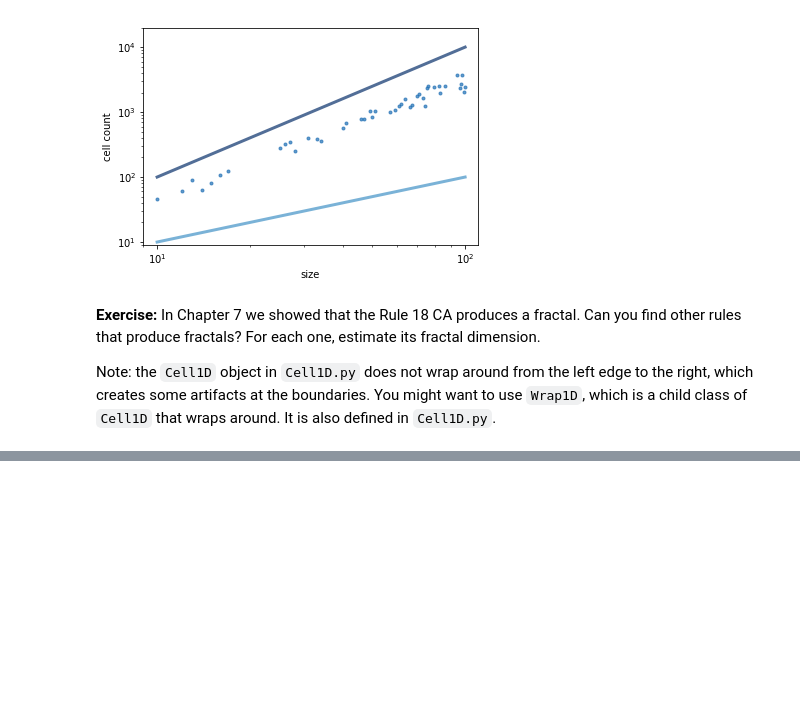
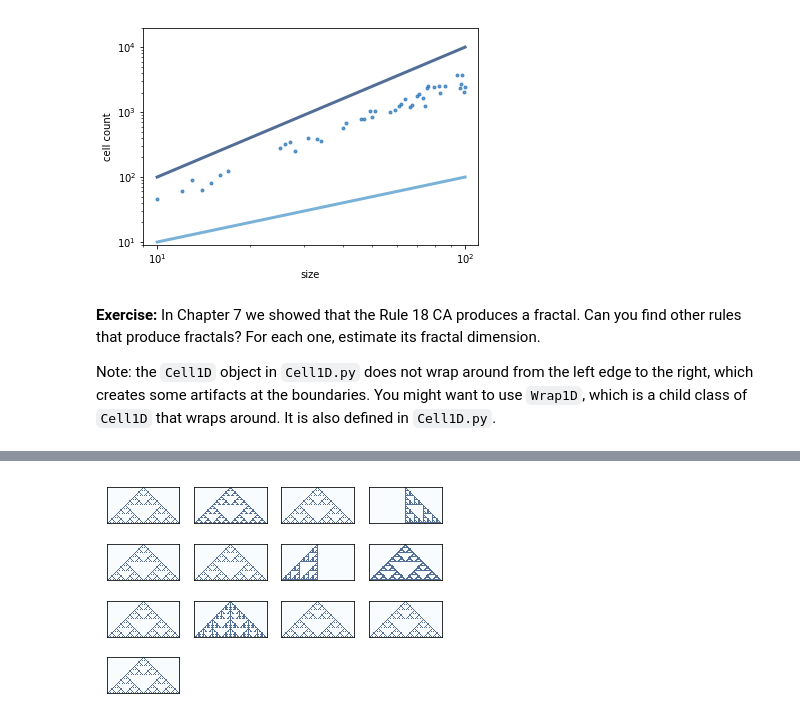
Before and after one commit to mightydeveloper/ThinkComplexity2, a Jupyter notebook: code/chap07mine.ipynb, the cells around one changed output, grey strips where cells are left out. Cells and saved outputs as stored; diff of their text form; code cells hidden in the pictures; blank space fills up the shorter version.

```diff
--- a/code/chap07mine.ipynb
+++ b/code/chap07mine.ipynb
@@ -746,3 +746,29 @@ Can you find other rules that produce fractals?  For each one,
 estimate its fractal dimension.
 
 Note: the `Cell1D` object in `Cell1D.py` does not wrap around from the left edge to the right, which creates some artifacts at the boundaries.  You might want to use `Wrap1D`, which is a child class of `Cell1D` that wraps around.  It is also defined in `Cell1D.py`.
+# %%
+# Solution goes here
+# I referenced the solution, but made the code more concise, and made it more like my code
+from Cell1D import Wrap1D, Cell1DViewer
+
+def get_cellcounts(rule, n=256):
+    ca = Wrap1D(rule, n)
+    ca.start_single()
+    cellcounts = [1]
+    for _ in range(n-1):
+        ca.step()
+        cellcount = np.sum(ca.get_array())
+        cellcounts.append(cellcount)
+    return cellcounts
+
+def calc_fractal_dim(rule, n=256):
+    cellcounts = get_cellcounts(rule)
+    steps = list(range(1, n+1))
+    param = linregress(np.log(steps), np.log(cellcounts))
+    return param[0]
+
+def is_fractal(number):
+    return 1.2 < number and number < 1.8
+
+
+calc_fractal_dim(50)
@@ -748,0 +777,5 @@ Note: the `Cell1D` object in `Cell1D.py` does not wrap around from the left edge
+# %%
+# Solution goes here
+%time all_fractals = list((rule, calc_fractal_dim(rule)) for rule in range(256))
+fractals = list((rule, dim) for rule, dim in all_fractals if is_fractal(dim))
+# If the fractal dimension for the given rule is indeed fractal, save to the list (for all rules)
@@ -748,0 +804,10 @@ Note: the `Cell1D` object in `Cell1D.py` does not wrap around from the left edge
+# %%
+# Solution goes here
+rules = list(rule for rule, dim in fractals)
+# Draw the plots of fractals
+thinkplot.preplot(rows=4, cols=4)
+for i, rule in enumerate(rules):
+    thinkplot.subplot(i+1)
+    draw_ca(rule)
+# %% [output]
+[figure, added]
```
Also changed, not shown: parts of 31 cells of this notebook.
